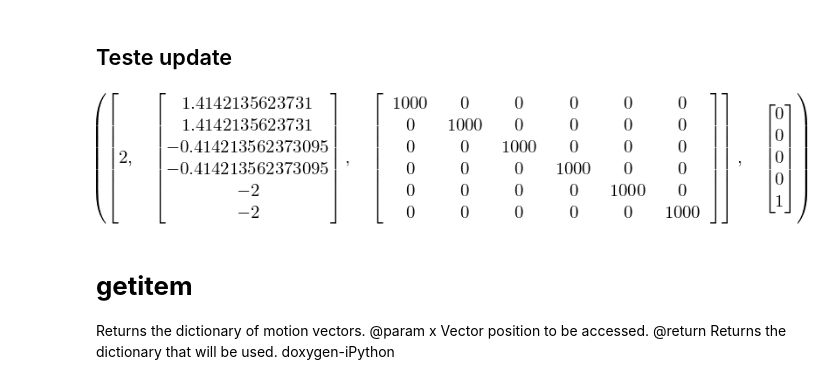
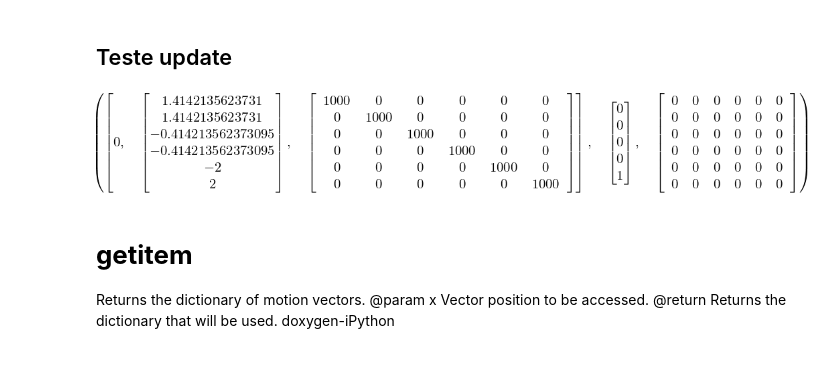
Before and after one commit to RoboFEI/RoboFEI-HT_2019, a Jupyter notebook: AI/Visual_Memory/iPython/Speeds.ipynb, the cells around one changed output. Cells and saved outputs as stored; diff of their text form; code cells hidden in the pictures.

Commit message:
Corringindo e finalizando speed

```diff
--- a/AI/Visual_Memory/iPython/Speeds.ipynb
+++ b/AI/Visual_Memory/iPython/Speeds.ipynb
@@ -182,6 +182,9 @@ doxygen-iPython
 #eself-iPython update
 #edes-iPython def update(self, vector):
 def update(vector):
+    if vector[0] == 0:
+        return
+
     if vector[0] + 1 > len(__movementslist):
         while vector[0] + 1 > len(__movementslist):
             __movementslist.append({
@@ -194,34 +197,41 @@ def update(vector):
                 ]),
 
                 "R": copy(__R)
-            }) #self-iPython update
+            })
+
+    __movementslist[vector[0]]["x_speed"] = -sym.Matrix(vector[1][2:]).row_insert(4, sym.Matrix([-1]))
+    __movementslist[vector[0]]["R"] = vector[2] #self-iPython update
 # %%
 #ini-iPython
 # %% [markdown]
 ## Teste update
 # %%
+mov = 0
+
 vector = [
-    2, # Movimento
+    mov, # Movimento
 
     sym.Matrix([ # Velocidades calculadas
         [2**0.5],
         [2**0.5],
         [1-2**0.5],
         [1-2**0.5],
         [-2],
-        [-2],
+        [2],
     ]),
 
 
     copy(__R), # Erros calculados
 ]
 
+
+
 update(vector)
 
-vector, __movementslist[2]["x_speed"]
+vector, __movementslist[mov]["x_speed"], __movementslist[mov]["R"]
 #end-iPython
 # %% [output]
-[figure, old version]
+[figure, new version]
 # %% [markdown]
 # __getitem__
 Returns the dictionary of motion vectors.
```
Also changed, not shown: parts of 3 cells of this notebook.
